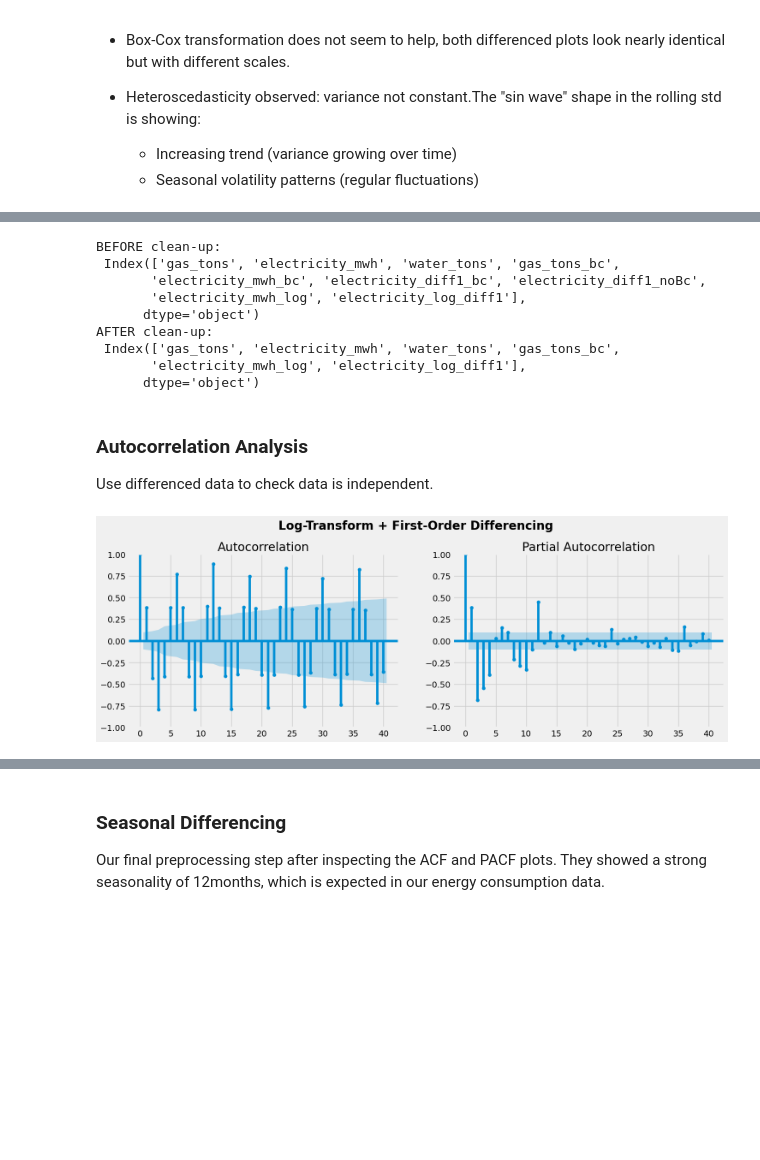
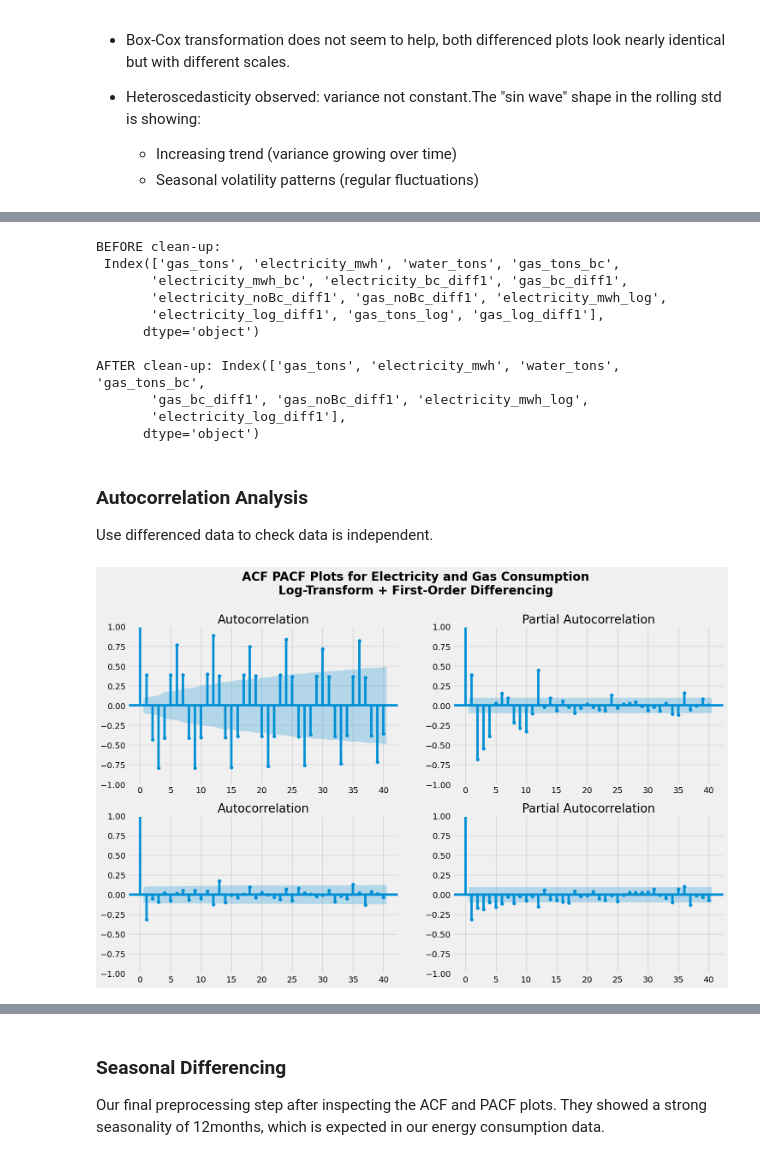
Before and after one commit to lokejer/AIML-clustering-timeseries, a Jupyter notebook: p2510707_CA2_PartB_JeromeLoke.ipynb, the cells around one changed output, grey strips where cells are left out. Drawn from its saved outputs; the diff is of its cells as text; code cells hidden in the pictures; blank space fills up the shorter version.

```diff
--- a/p2510707_CA2_PartB_JeromeLoke.ipynb
+++ b/p2510707_CA2_PartB_JeromeLoke.ipynb
@@ -593,28 +643,38 @@ Conclusion: Reject H0 → Series is stationary
 # %%
 # clean up other test columns
 print("BEFORE clean-up:\n", df.columns)
-df.drop(columns=["electricity_mwh_bc", "electricity_diff1_bc", "electricity_diff1_noBc"], inplace=True)
-print("AFTER clean-up:\n", df.columns)
+df.drop(columns=[
+  "electricity_mwh_bc",
+  "electricity_bc_diff1",
+  "electricity_noBc_diff1",
+  "gas_tons_log",
+  "gas_log_diff1"],
+  inplace=True)
+print("\nAFTER clean-up:", df.columns)
 # %% [output]
 BEFORE clean-up:
  Index(['gas_tons', 'electricity_mwh', 'water_tons', 'gas_tons_bc',
-       'electricity_mwh_bc', 'electricity_diff1_bc', 'electricity_diff1_noBc',
-       'electricity_mwh_log', 'electricity_log_diff1'],
+       'electricity_mwh_bc', 'electricity_bc_diff1', 'gas_bc_diff1',
+       'electricity_noBc_diff1', 'gas_noBc_diff1', 'electricity_mwh_log',
+       'electricity_log_diff1', 'gas_tons_log', 'gas_log_diff1'],
       dtype='object')
-AFTER clean-up:
- Index(['gas_tons', 'electricity_mwh', 'water_tons', 'gas_tons_bc',
-       'electricity_mwh_log', 'electricity_log_diff1'],
+
+AFTER clean-up: Index(['gas_tons', 'electricity_mwh', 'water_tons', 'gas_tons_bc',
+       'gas_bc_diff1', 'gas_noBc_diff1', 'electricity_mwh_log',
+       'electricity_log_diff1'],
       dtype='object')
 # %% [markdown]
 ### Autocorrelation Analysis
 Use differenced data to check data is independent.
 # %%
-fig, ax = plt.subplots(1, 2, figsize=(16, 5))
-plot_acf(df['electricity_log_diff1'].dropna(), lags=40, ax=ax[0])
-plot_pacf(df['electricity_log_diff1'].dropna(), lags=40, ax=ax[1])
-plt.suptitle("Log-Transform + First-Order Differencing", fontsize=20, fontweight="bold", y=1.04)
+fig, ax = plt.subplots(2, 2, figsize=(16, 10))
+plot_acf(df['electricity_log_diff1'].dropna(), lags=40, ax=ax[0, 0])
+plot_pacf(df['electricity_log_diff1'].dropna(), lags=40, ax=ax[0, 1])
+plot_acf(df['gas_bc_diff1'].dropna(), lags=40, ax=ax[1, 0])
+plot_pacf(df['gas_bc_diff1'].dropna(), lags=40, ax=ax[1, 1])
+plt.suptitle("ACF PACF Plots for Electricity and Gas Consumption\nLog-Transform + First-Order Differencing", fontsize=20, fontweight="bold", y=1.01)
 plt.show()
 # %% [output]
-[figure, old version]
+[figure, new version]
 # %% [markdown]
 ##### **ACF**
```
Also changed, not shown: parts of 57 cells of this notebook.
